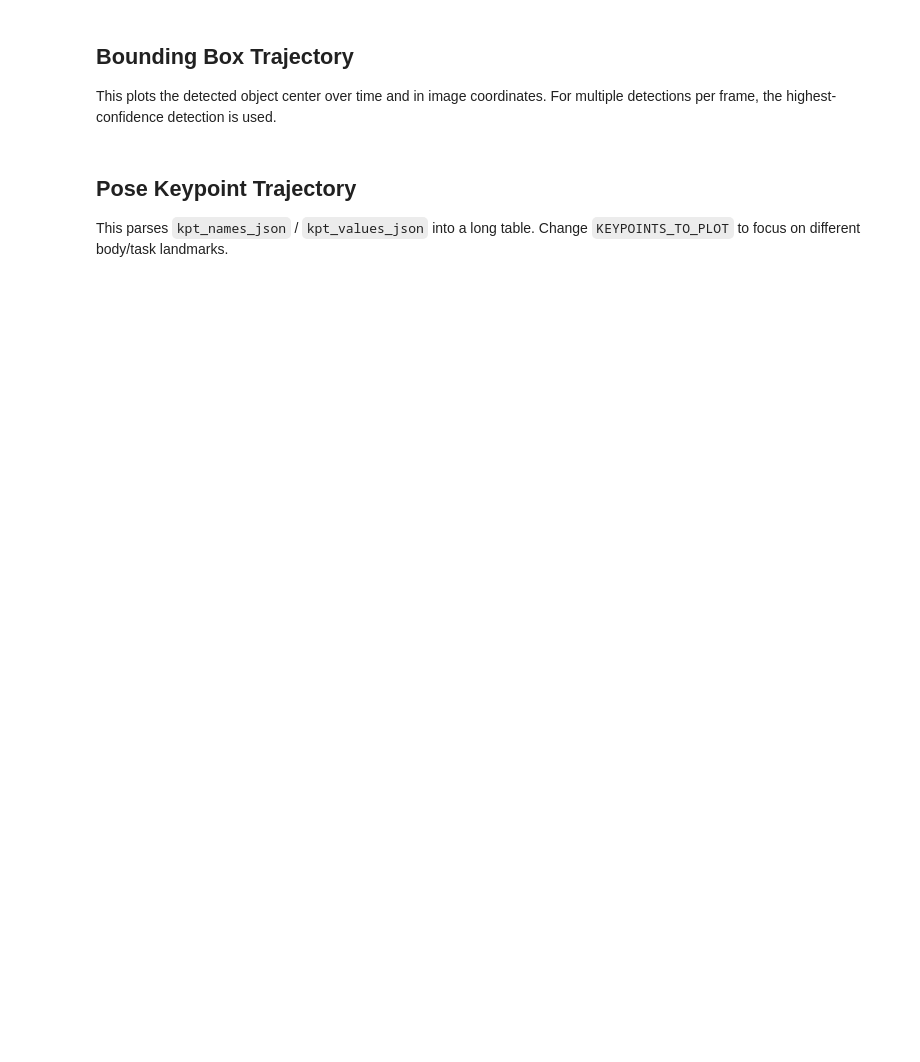
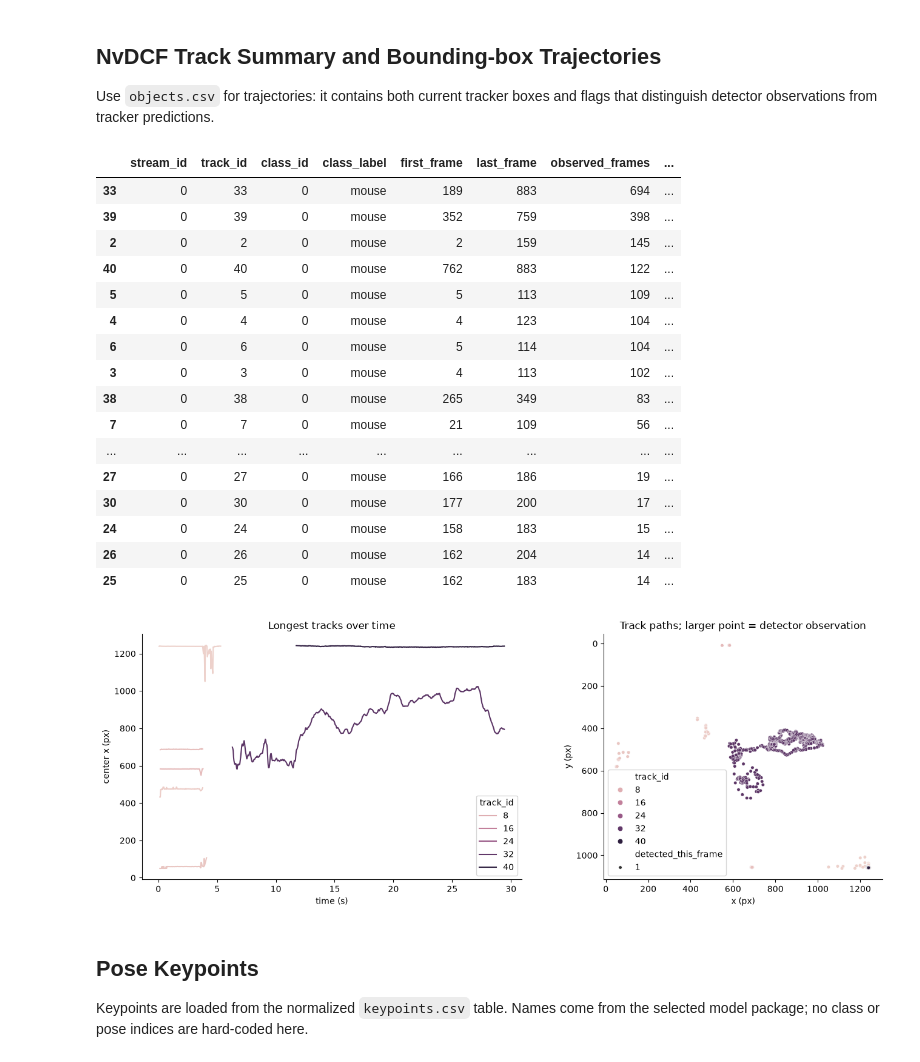
Before and after one commit to dlhagger/SqueakView, a Jupyter notebook: data_viz/analysis_demo_viz.ipynb, the cells around one changed output. Drawn from its saved outputs; the diff is of its cells as text; code cells hidden in the pictures; blank space fills up the shorter version.

```diff
--- a/data_viz/analysis_demo_viz.ipynb
+++ b/data_viz/analysis_demo_viz.ipynb
@@ -253,34 +327,45 @@ if len(problem_rows):
 # %% [markdown]
-## Bounding Box Trajectory
+## NvDCF Track Summary and Bounding-box Trajectories
 
-This plots the detected object center over time and in image coordinates. For multiple detections per frame, the highest-confidence detection is used.
+Use `objects.csv` for trajectories: it contains both current tracker boxes and flags that distinguish detector observations from tracker predictions.
 # %%
-if detections.empty:
-    print("No detections to plot.")
+if objects.empty:
+    print("No object rows to plot.")
 else:
-    det = detections.copy()
-    det["cx"] = det["x"] + det["w"] / 2.0
-    det["cy"] = det["y"] + det["h"] / 2.0
-    best = det.sort_values(["camera_frame_id", "conf"], ascending=[True, False]).drop_duplicates("camera_frame_id")
-
+    objects["cx"] = objects["track_x"] + objects["track_w"] / 2
+    objects["cy"] = objects["track_y"] + objects["track_h"] / 2
+    display(tracks.sort_values("total_rows", ascending=False).head(20))
+    valid = objects.dropna(subset=["track_id", "frame_time_s", "cx", "cy"])
+    top_ids = valid["track_id"].value_counts().head(8).index
+    plot_objects = valid[valid["track_id"].isin(top_ids)]
     fig, axes = plt.subplots(1, 2, figsize=(14, 5))
-    axes[0].plot(best["detection_time_s"], best["cx"], label="bbox center x", linewidth=1.2)
-    axes[0].plot(best["detection_time_s"], best["cy"], label="bbox center y", linewidth=1.2)
-    axes[0].set_title("Best detection center over time")
-    axes[0].set_xlabel("time (s)")
-    axes[0].set_ylabel("pixel")
-    axes[0].legend()
-
-    sc = axes[1].scatter(best["cx"], best["cy"], c=best["detection_time_s"], s=18, cmap="viridis")
-    axes[1].invert_yaxis()
-    axes[1].set_aspect("equal", adjustable="box")
-    axes[1].set_title("Best detection path in image coordinates")
-    axes[1].set_xlabel("x pixel")
-    axes[1].set_ylabel("y pixel")
-    plt.colorbar(sc, ax=axes[1], label="time (s)")
+    sns.lineplot(data=plot_objects, x="frame_time_s", y="cx", hue="track_id", estimator=None, ax=axes[0])
+    axes[0].set(xlabel="time (s)", ylabel="center x (px)", title="Longest tracks over time")
+    sns.scatterplot(data=plot_objects, x="cx", y="cy", hue="track_id", size="detected_this_frame", sizes=(15, 50), ax=axes[1])
+    axes[1].invert_yaxis(); axes[1].set_aspect("equal", adjustable="box")
+    axes[1].set(xlabel="x (px)", ylabel="y (px)", title="Track paths; larger point = detector observation")
     plt.tight_layout()
+# %% [output]
+|  | stream_id | track_id | class_id | class_label | first_frame | last_frame | observed_frames | ... |
+| 33 | 0 | 33 | 0 | mouse | 189 | 883 | 694 | ... |
+| 39 | 0 | 39 | 0 | mouse | 352 | 759 | 398 | ... |
+| 2 | 0 | 2 | 0 | mouse | 2 | 159 | 145 | ... |
+| 40 | 0 | 40 | 0 | mouse | 762 | 883 | 122 | ... |
+| 5 | 0 | 5 | 0 | mouse | 5 | 113 | 109 | ... |
+| 4 | 0 | 4 | 0 | mouse | 4 | 123 | 104 | ... |
+| 6 | 0 | 6 | 0 | mouse | 5 | 114 | 104 | ... |
+| 3 | 0 | 3 | 0 | mouse | 4 | 113 | 102 | ... |
+| 38 | 0 | 38 | 0 | mouse | 265 | 349 | 83 | ... |
+| 7 | 0 | 7 | 0 | mouse | 21 | 109 | 56 | ... |
+| ... | ... | ... | ... | ... | ... | ... | ... | ... |
+| 27 | 0 | 27 | 0 | mouse | 166 | 186 | 19 | ... |
+| 30 | 0 | 30 | 0 | mouse | 177 | 200 | 17 | ... |
+| 24 | 0 | 24 | 0 | mouse | 158 | 183 | 15 | ... |
+| 26 | 0 | 26 | 0 | mouse | 162 | 204 | 14 | ... |
+| 25 | 0 | 25 | 0 | mouse | 162 | 183 | 14 | ... |
+[figure, added]
 # %% [markdown]
-## Pose Keypoint Trajectory
+## Pose Keypoints
 
-This parses `kpt_names_json` / `kpt_values_json` into a long table. Change `KEYPOINTS_TO_PLOT` to focus on different body/task landmarks.
+Keypoints are loaded from the normalized `keypoints.csv` table. Names come from the selected model package; no class or pose indices are hard-coded here.
 # %%
```
Also changed, not shown: parts of 20 cells of this notebook, 31 other files.
